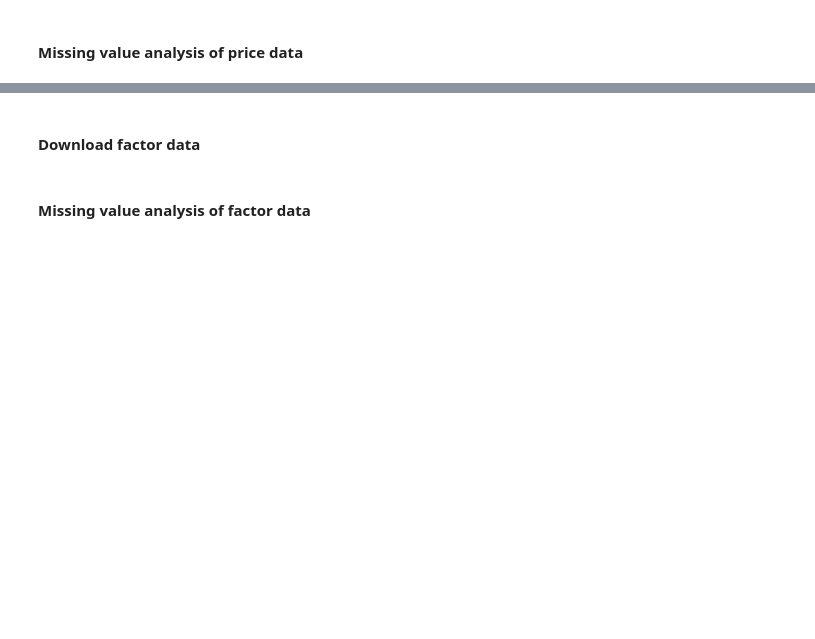
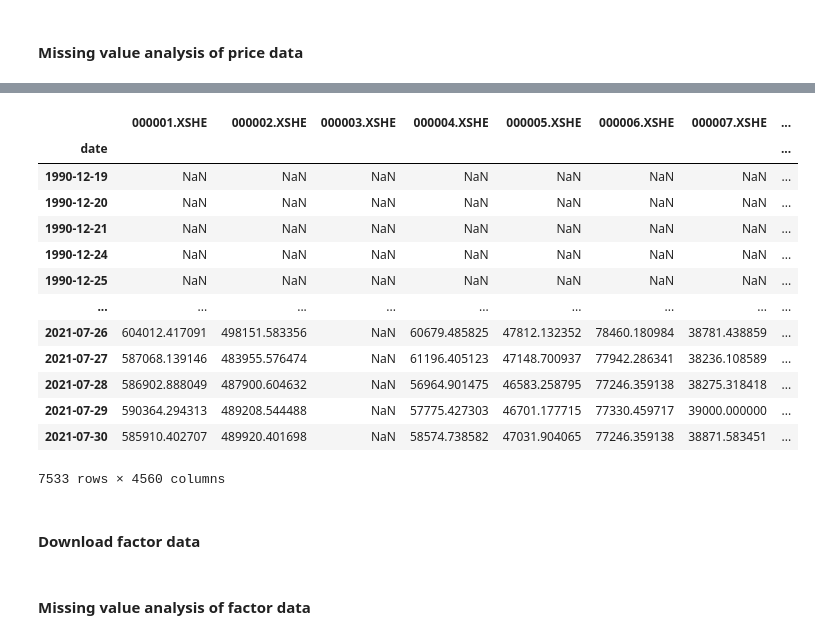
Before and after one commit to etccapital/MultiFactor, a Jupyter notebook: data_download_and_process.ipynb, the cells around one changed output, grey strips where cells are left out. Cells and saved outputs as stored; diff of their text form; code cells hidden in the pictures; blank space fills up the shorter version.

```diff
--- a/data_download_and_process.ipynb
+++ b/data_download_and_process.ipynb
@@ -26,3 +276,20 @@ backtest_price_data
+# %%
+backtest_market_value_data ** 0.5
+# %% [output]
+|  | 000001.XSHE | 000002.XSHE | 000003.XSHE | 000004.XSHE | 000005.XSHE | 000006.XSHE | 000007.XSHE | ... |
+| date |  |  |  |  |  |  |  | ... |
+| 1990-12-19 | NaN | NaN | NaN | NaN | NaN | NaN | NaN | ... |
+| 1990-12-20 | NaN | NaN | NaN | NaN | NaN | NaN | NaN | ... |
+| 1990-12-21 | NaN | NaN | NaN | NaN | NaN | NaN | NaN | ... |
+| 1990-12-24 | NaN | NaN | NaN | NaN | NaN | NaN | NaN | ... |
+| 1990-12-25 | NaN | NaN | NaN | NaN | NaN | NaN | NaN | ... |
+| ... | ... | ... | ... | ... | ... | ... | ... | ... |
+| 2021-07-26 | 604012.417091 | 498151.583356 | NaN | 60679.485825 | 47812.132352 | 78460.180984 | 38781.438859 | ... |
+| 2021-07-27 | 587068.139146 | 483955.576474 | NaN | 61196.405123 | 47148.700937 | 77942.286341 | 38236.108589 | ... |
+| 2021-07-28 | 586902.888049 | 487900.604632 | NaN | 56964.901475 | 46583.258795 | 77246.359138 | 38275.318418 | ... |
+| 2021-07-29 | 590364.294313 | 489208.544488 | NaN | 57775.427303 | 46701.177715 | 77330.459717 | 39000.000000 | ... |
+| 2021-07-30 | 585910.402707 | 489920.401698 | NaN | 58574.738582 | 47031.904065 | 77246.359138 | 38871.583451 | ... |
+7533 rows × 4560 columns
 # %%
 # Calculate percentage of data missing for each stock,
 # record all stocks that have more than 50% data missing
```
Also changed, not shown: parts of 39 cells of this notebook, 2 other files.
